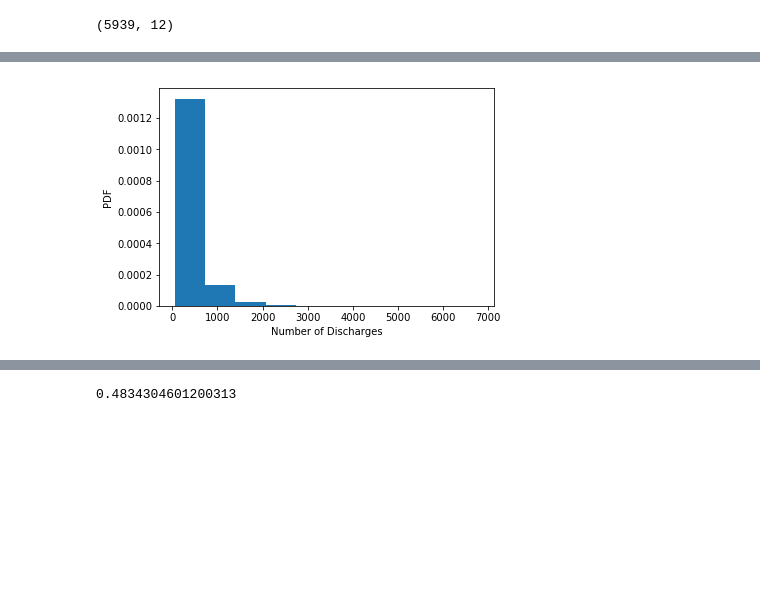
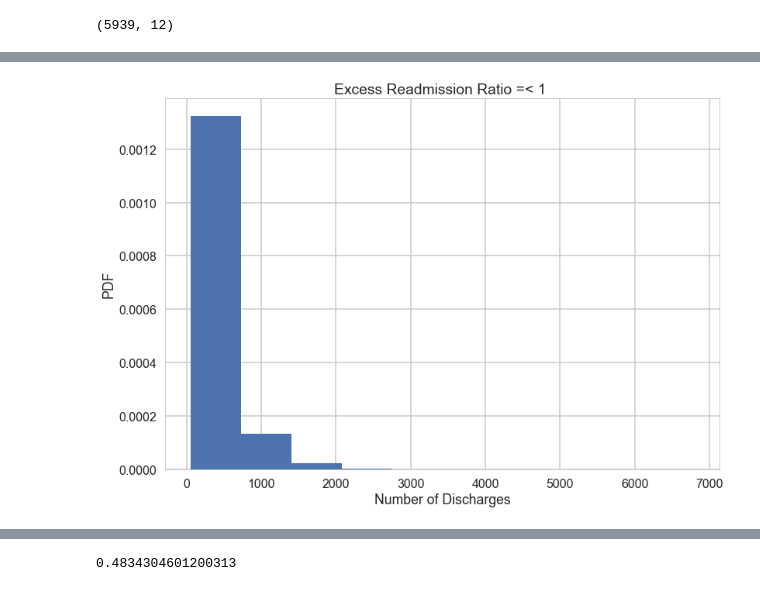
Before and after one commit to DrAugustine1981/Springboard, a Jupyter notebook: hospital_readmission_EDA.ipynb, the cells around one changed output, grey strips where cells are left out. Saved outputs shown, nothing was run; the diff lists cells and outputs as text; code cells hidden in the pictures; blank space fills up the shorter version.

Commit message:
hospital readmission revised

```diff
--- a/hospital_readmission_EDA.ipynb
+++ b/hospital_readmission_EDA.ipynb
@@ -26,8 +26,11 @@ import matplotlib.pyplot as plt
 import bokeh.plotting as bkp
 from mpl_toolkits.axes_grid1 import make_axes_locatable
 import scipy.stats as stats
-import matplotlib.pyplot as plt
 %matplotlib inline
+import seaborn as sns
+from matplotlib import rcParams
+sns.set_style("whitegrid")
+sns.set_context("poster")
 # %%
 # read in readmissions data provided
 hospital_read_df = pd.read_csv('data/cms_hospital_readmissions.csv')
@@ -255,12 +327,11 @@ hosp2.shape
 # %%
-plt.figure('Number of Discharges Histogram')
-plt.hist(hosp1['Number of Discharges'], bins=10, normed=True)
+plt.hist(hosp1['Number of Discharges'],bins=10, normed=True)
 plt.xlabel('Number of Discharges')
 plt.ylabel('PDF')
-
+plt.title('Excess Readmission Ratio =< 1 ')
 plt.show()
 # %% [output]
-[figure, old version]
+[figure, new version]
 # %%
 plt.hist(hosp2['Number of Discharges'],bins=10, normed=True)
 plt.xlabel('Number of Discharges')
```
Also changed, not shown: parts of 9 cells of this notebook.
